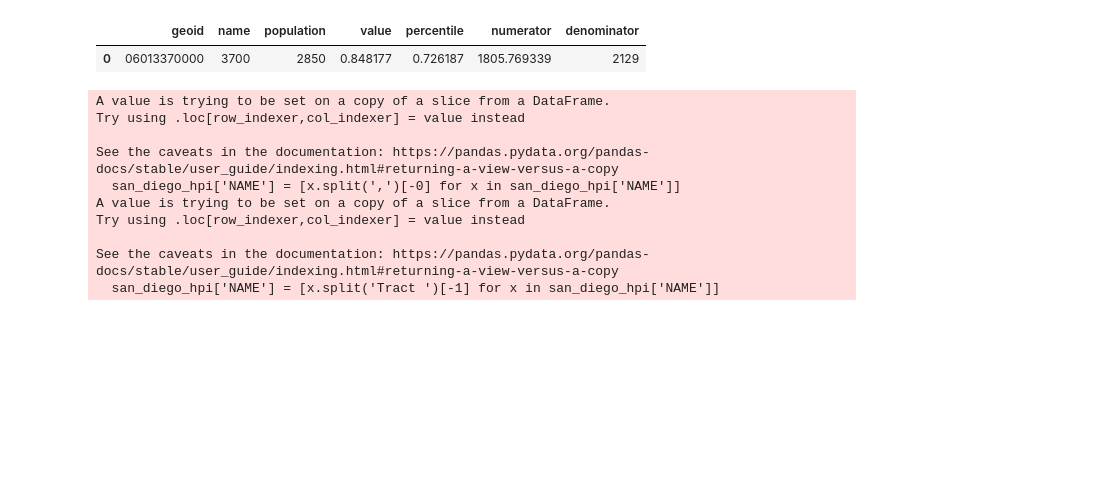
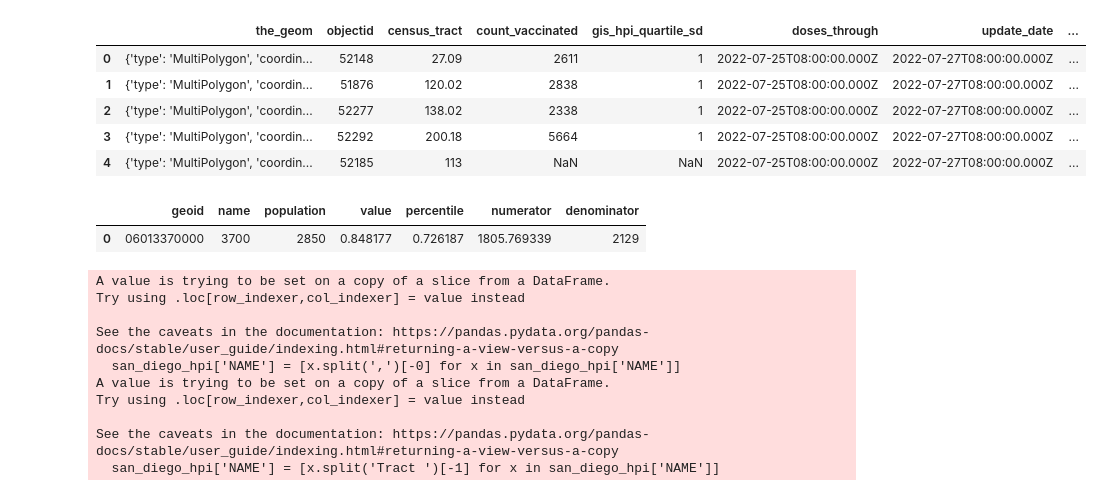
Before and after one commit to kacastel/DSCI-510-Final-Project, a Jupyter notebook: 510fpplay.ipynb, the cells around one changed output. Saved outputs shown, nothing was run; the diff lists cells and outputs as text; code cells hidden in the pictures; blank space fills up the shorter version.

Commit message:
Added function in to produce a column. Column used to produce Pie Chart

```diff
--- a/510fpplay.ipynb
+++ b/510fpplay.ipynb
@@ -32,3 +21,34 @@ vaccine_data[vaccine_data['census_tract'] == '170.55']
+# %%
+# Converting Vaccine Data column to float
+vaccine_data['vaccination_percentage_all'] = pd.to_numeric(vaccine_data['vaccination_percentage_all'])
+# vaccine_data.dtypes
+
+
+# Creating a function to popuilated a column
+import numpy as np
+
+def Vaccine_Quartile (vaccination_percentage_all):
+    if vaccination_percentage_all <= 25:
+        return 'Q1'
+    elif vaccination_percentage_all <= 50:
+        return 'Q2'
+    elif vaccination_percentage_all <= 75:
+        return 'Q3'
+    elif vaccination_percentage_all <= 100:
+        return 'Q4'
+    else:
+        return 'Unknown'
+
+vaccine_data['Vaccine Quartile'] = vaccine_data.apply(lambda row: Vaccine_Quartile(row['vaccination_percentage_all']), axis=1)
+
+vaccine_data.head()
+# %% [output]
+|  | the_geom | objectid | census_tract | count_vaccinated | gis_hpi_quartile_sd | doses_through | update_date | ... |
+| 0 | {'type': 'MultiPolygon', 'coordin... | 52148 | 27.09 | 2611 | 1 | 2022-07-25T08:00:00.000Z | 2022-07-27T08:00:00.000Z | ... |
+| 1 | {'type': 'MultiPolygon', 'coordin... | 51876 | 120.02 | 2838 | 1 | 2022-07-25T08:00:00.000Z | 2022-07-27T08:00:00.000Z | ... |
+| 2 | {'type': 'MultiPolygon', 'coordin... | 52277 | 138.02 | 2338 | 1 | 2022-07-25T08:00:00.000Z | 2022-07-27T08:00:00.000Z | ... |
+| 3 | {'type': 'MultiPolygon', 'coordin... | 52292 | 200.18 | 5664 | 1 | 2022-07-25T08:00:00.000Z | 2022-07-27T08:00:00.000Z | ... |
+| 4 | {'type': 'MultiPolygon', 'coordin... | 52185 | 113 | NaN | NaN | 2022-07-25T08:00:00.000Z | 2022-07-27T08:00:00.000Z | ... |
 # %%
 hpi_data.head(1)
 # %% [output]
```
Also changed, not shown: parts of 4 cells of this notebook.
